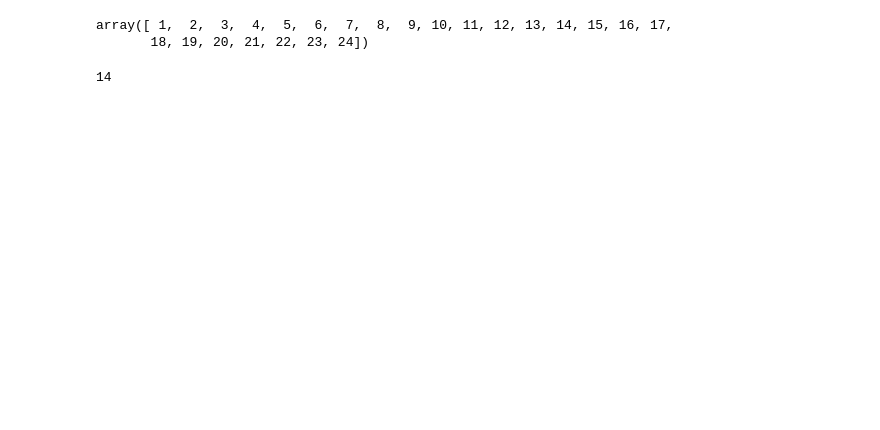
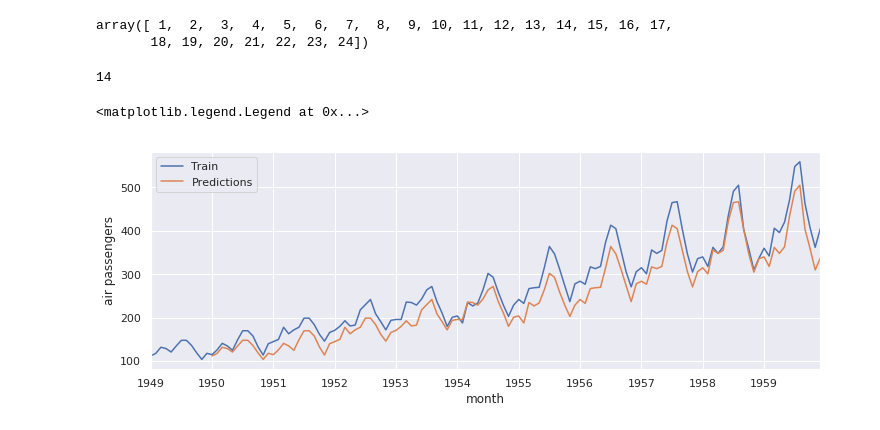
Before and after one commit to TomMonks/code-club-basic-forecasting, a Jupyter notebook: intro_to_dates.ipynb, the cells around one changed output. Drawn from its saved outputs; the diff is of its cells as text; code cells hidden in the pictures; blank space fills up the shorter version.

Commit message:
insample errors

```diff
--- a/intro_to_dates.ipynb
+++ b/intro_to_dates.ipynb
@@ -426,0 +429,15 @@ y_pred
+# %%
+HORIZON = 12
+PERIOD = 12
+# %%
+snf = SNaive(period=PERIOD)
+snf.fit(train)
+insample_predictions = snf.fittedvalues
+# %%
+ax = train.plot(figsize=(12,4))
+insample_predictions.plot(ax=ax)
+ax.set(xlabel='month', ylabel='air passengers');
+ax.legend(['Train', 'Predictions'])
+# %% [output]
+<matplotlib.legend.Legend at 0x...>
+[figure, added]
```
Also changed, not shown: parts of 27 cells of this notebook, 3 other files.
